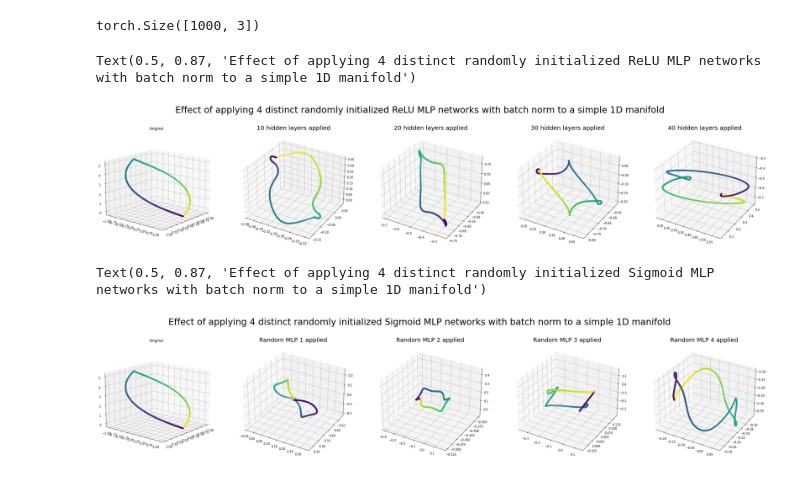
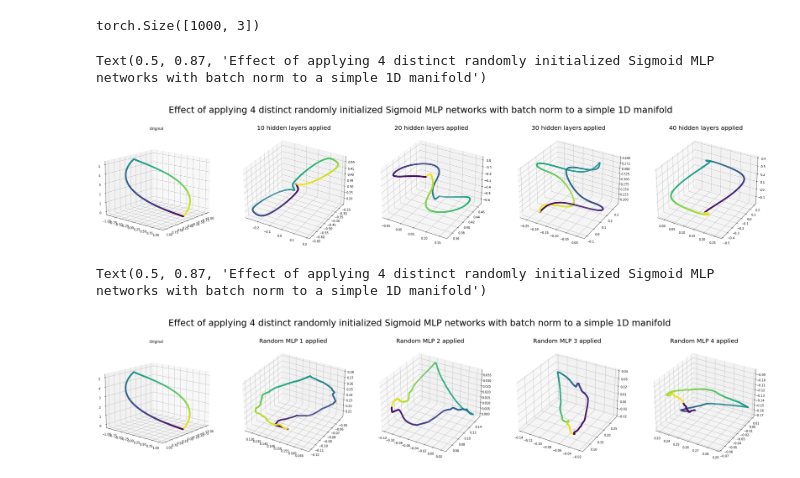
Before and after one commit to anugrahchemparathy/ContrastiveLearning, a Jupyter notebook: run/toy_experiments/randomized_manifold_manipulation.ipynb, the cells around one changed output. Drawn from its saved outputs; the diff is of its cells as text; code cells hidden in the pictures.

```diff
--- a/run/toy_experiments/randomized_manifold_manipulation.ipynb
+++ b/run/toy_experiments/randomized_manifold_manipulation.ipynb
@@ -69,32 +69,33 @@ def run_model(inputs, useBatchNorm = False, activation = nn.ReLU(inplace = True)
 # %%
 fig = plt.figure()
 fig.set_size_inches(40, 10.5)
 
 
 
 ax = fig.add_subplot(151, projection='3d')
 ax.scatter(xs = circle[0], ys = circle[1], zs = circle[2], c = colors)
 ax.set_title('Original')
 ax.view_init(15, 40)
 
 for i in range(2,6):
     ax = fig.add_subplot(150 + i, projection='3d')
+#     plot_outputs = run_model(inputs, useBatchNorm=True, num_layers = 10 * (i - 1), hidden_size = 512) # ReLU
     plot_outputs = run_model(inputs, useBatchNorm=True, num_layers = 10 * (i - 1), hidden_size = 512, activation = nn.Sigmoid()) # ReLU
 
 #     plot_outputs = run_model(inputs, useBatchNorm=False) # ReLU
 #     plot_outputs = run_model(inputs, useBatchNorm=False, activation = nn.Sigmoid())
 #     plot_outputs = run_model(inputs, useBatchNorm=True)
 #     plot_outputs = run_model(inputs, useBatchNorm=True, activation = nn.Sigmoid())
 
     ax.scatter(xs = plot_outputs[:,0], ys = plot_outputs[:,1], zs = plot_outputs[:,2], c = colors)
     ax.set_title(f'{10 * (i - 1)} hidden layers applied', fontsize = 20)
 
-fig.suptitle('Effect of applying 4 distinct randomly initialized ReLU MLP networks with batch norm to a simple 1D manifold', fontsize=30, y = 0.87)
+fig.suptitle('Effect of applying 4 distinct randomly initialized Sigmoid MLP networks with batch norm to a simple 1D manifold', fontsize=30, y = 0.87)
 
 # fig.savefig('random_MLP_transform.png', dpi=100, bbox_inches='tight')
 # %% [output]
-Text(0.5, 0.87, 'Effect of applying 4 distinct randomly initialized ReLU MLP networks with batch norm to a simple 1D manifold')
+Text(0.5, 0.87, 'Effect of applying 4 distinct randomly initialized Sigmoid MLP networks with batch norm to a simple 1D manifold')
-[figure, old version]
+[figure, new version]
 # %%
 fig = plt.figure()
 fig.set_size_inches(40, 10.5)
@@ -110,10 +111,10 @@ for i in range(2,6):
     ax = fig.add_subplot(150 + i, projection='3d')
     plot_outputs = run_model(inputs, useBatchNorm=False, num_layers = 10 * (i - 1)) # ReLU
 
-#     plot_outputs = run_model(inputs, useBatchNorm=False) # ReLU
+    plot_outputs = run_model(inputs, useBatchNorm=False) # ReLU
 #     plot_outputs = run_model(inputs, useBatchNorm=False, activation = nn.Sigmoid())
 #     plot_outputs = run_model(inputs, useBatchNorm=True)
-    plot_outputs = run_model(inputs, useBatchNorm=True, activation = nn.Sigmoid())
+#     plot_outputs = run_model(inputs, useBatchNorm=True, activation = nn.Sigmoid())
 
     ax.scatter(xs = plot_outputs[:,0], ys = plot_outputs[:,1], zs = plot_outputs[:,2], c = colors)
     ax.set_title(f'Random MLP {i-1} applied', fontsize = 20)
@@ -123,4 +124,4 @@ fig.suptitle('Effect of applying 4 distinct randomly initialized Sigmoid MLP net
 # fig.savefig('random_MLP_transform.png', dpi=100, bbox_inches='tight')
 # %% [output]
 Text(0.5, 0.87, 'Effect of applying 4 distinct randomly initialized Sigmoid MLP networks with batch norm to a simple 1D manifold')
-[figure, old version]
+[figure, new version]
```
Also changed, not shown: 11 other files.
